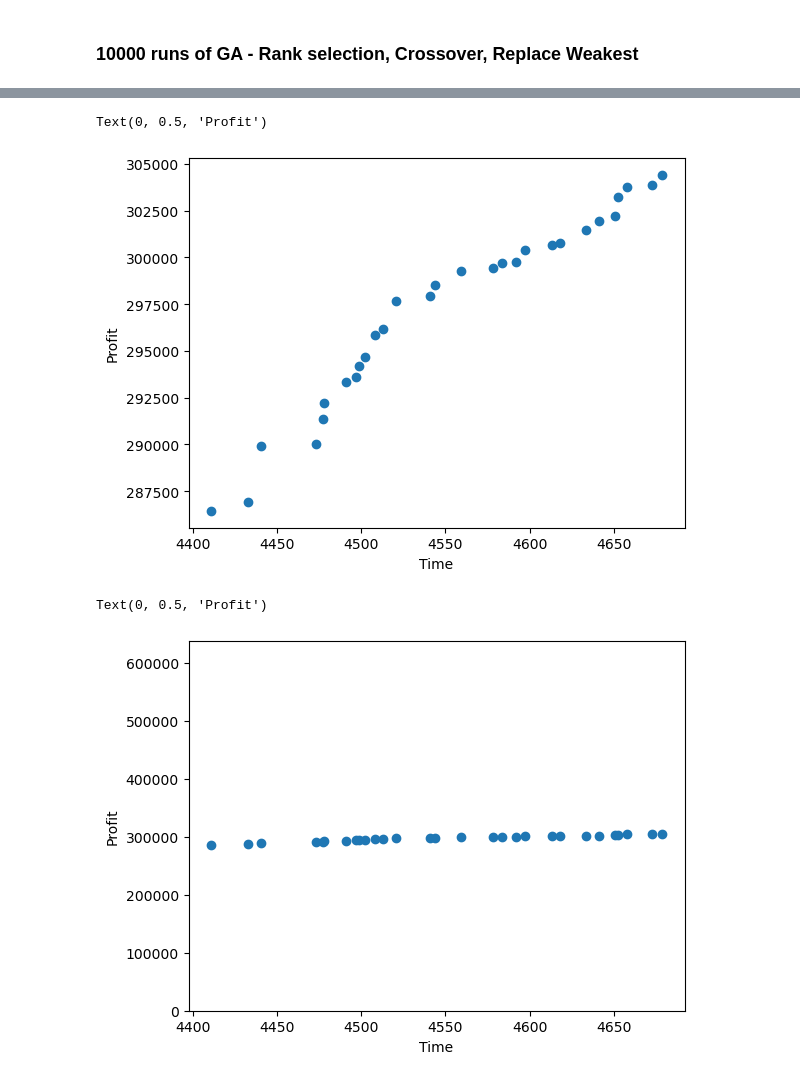
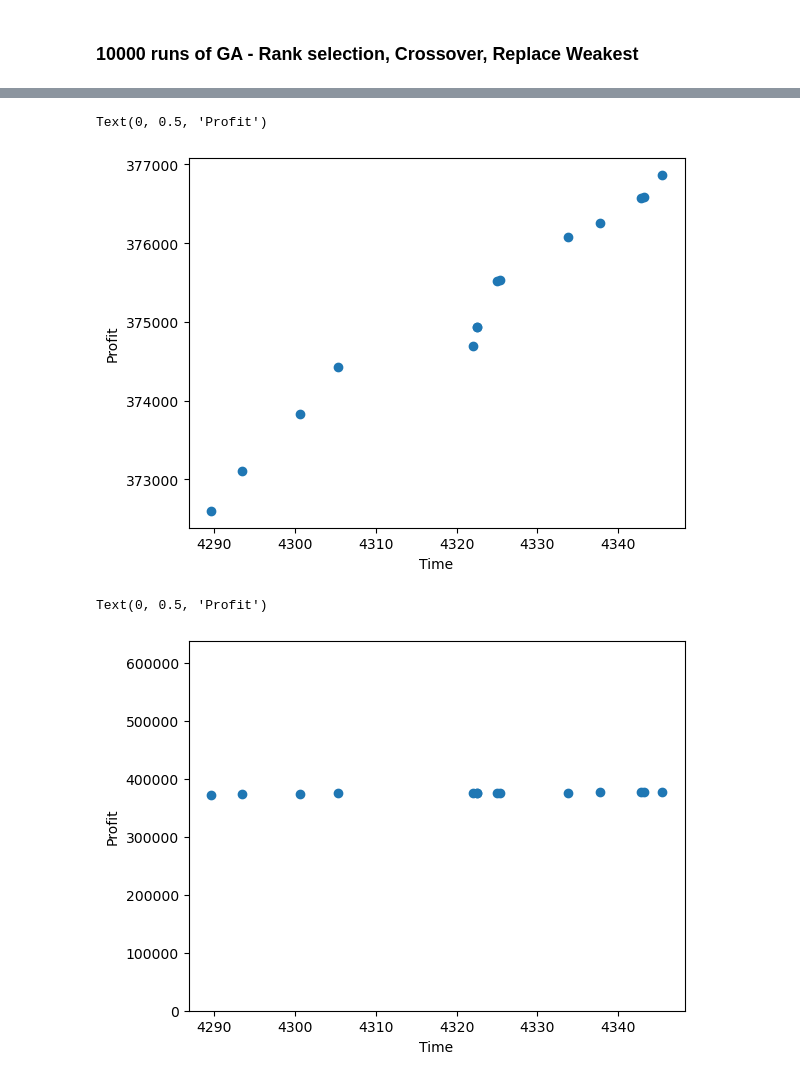
Before and after one commit to achusat/NIC_Group, a Jupyter notebook: NIC_Group_GA-checkpoint.ipynb, the cells around one changed output, grey strips where cells are left out. Saved outputs shown, nothing was run; the diff lists cells and outputs as text; code cells hidden in the pictures.

```diff
--- a/NIC_Group_GA-checkpoint.ipynb
+++ b/NIC_Group_GA-checkpoint.ipynb
@@ -399,7 +399,7 @@ def ReplaceWeakest(tsp_pop, kp_pop, pop_fitness, child_tsp, child_kp, child_fitn
 # %% [markdown]
 <h3>10000 runs of GA - Rank selection, Crossover, Replace Weakest</h3>
 # %%
-tsp_population, kp_population = GeneratePopulation(500,dimension,number_of_items)
+tsp_population, kp_population = GeneratePopulation(50,dimension,number_of_items)
 print(type(kp_population))
 population_fitness = eval_population_fitness(tsp_population, kp_population)
 avg_fitness = sum(population_fitness)/dimension
@@ -459,7 +459,7 @@ Average Fitness -  -552142.3227298651
 # %%
 f = []
 g = []
-for i in range(500):
+for i in range(50):
     f = np.append(f,eval_time(tsp_population[i], kp_population[i], item_location, weight))
     g = np.append(g,eval_profit(kp_population[i],value))
 
@@ -473,31 +473,32 @@ plt.ylabel('Profit')
 # %%
 nd = []
-for i in range(500):
+for i in range(50):
     flag = True
-    for j in range(500):
+    for j in range(50):
         if f[i] > f[j] and g[i] < g[j]:
             flag = False
     if flag:
         nd = np.append(nd,i)
 Pf = []
 Pg = []
 for i in nd:
     Pf = np.append(Pf,eval_time(tsp_population[int(i)], kp_population[int(i)], item_location, weight))
     Pg = np.append(Pg,eval_profit(kp_population[int(i)],value))
 
 # plot of objective space: non-dominated solutions
 plt.scatter(Pf,Pg)
 plt.xlabel('Time')
 plt.ylabel('Profit')
 # %% [output]
 Text(0, 0.5, 'Profit')
-[figure, old version]
+[figure, new version]
 # %%
 # plot of objective space: non-dominated solutions and scaled to max profit range
+# this plot would've been scaled to max time range as well, but it's hard to find it
 plt.scatter(Pf,Pg)
 plt.ylim(bottom = 0,top = 637010)
 plt.xlabel('Time')
 plt.ylabel('Profit')
 # %% [output]
 Text(0, 0.5, 'Profit')
-[figure, old version]
+[figure, new version]
```
Also changed, not shown: parts of 5 cells of this notebook.
